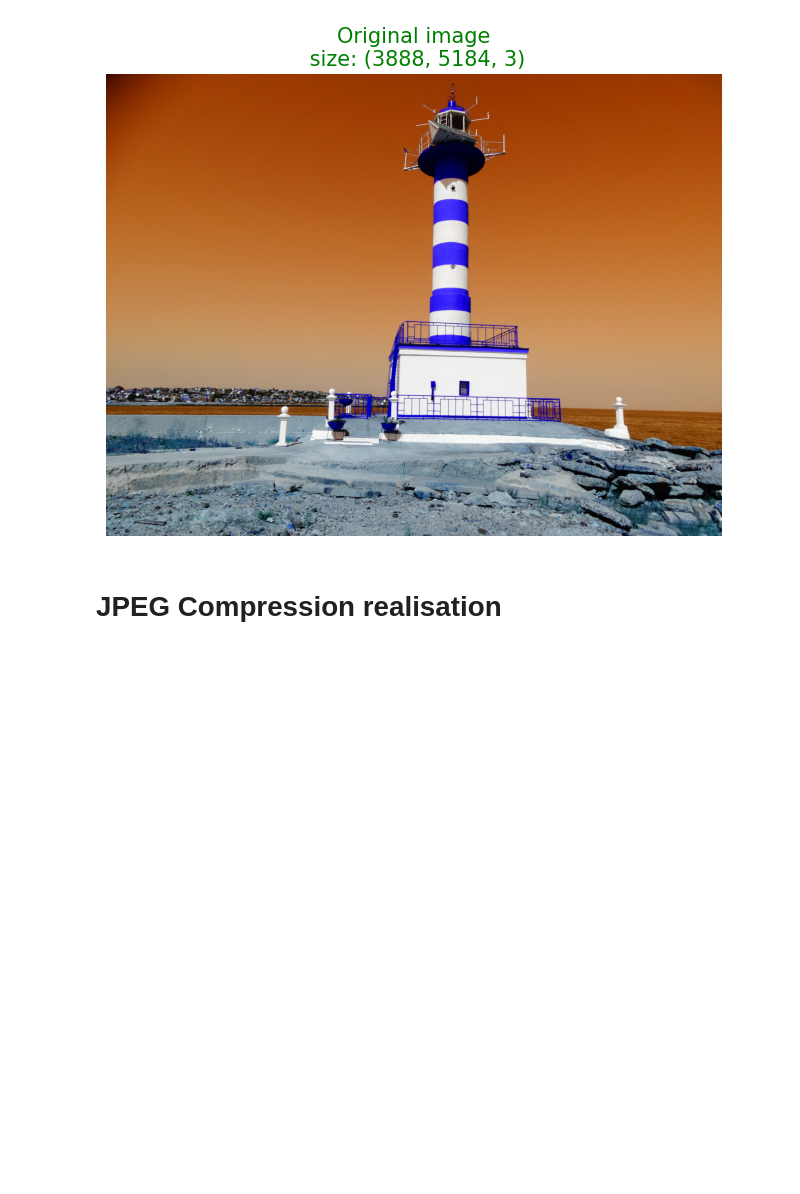
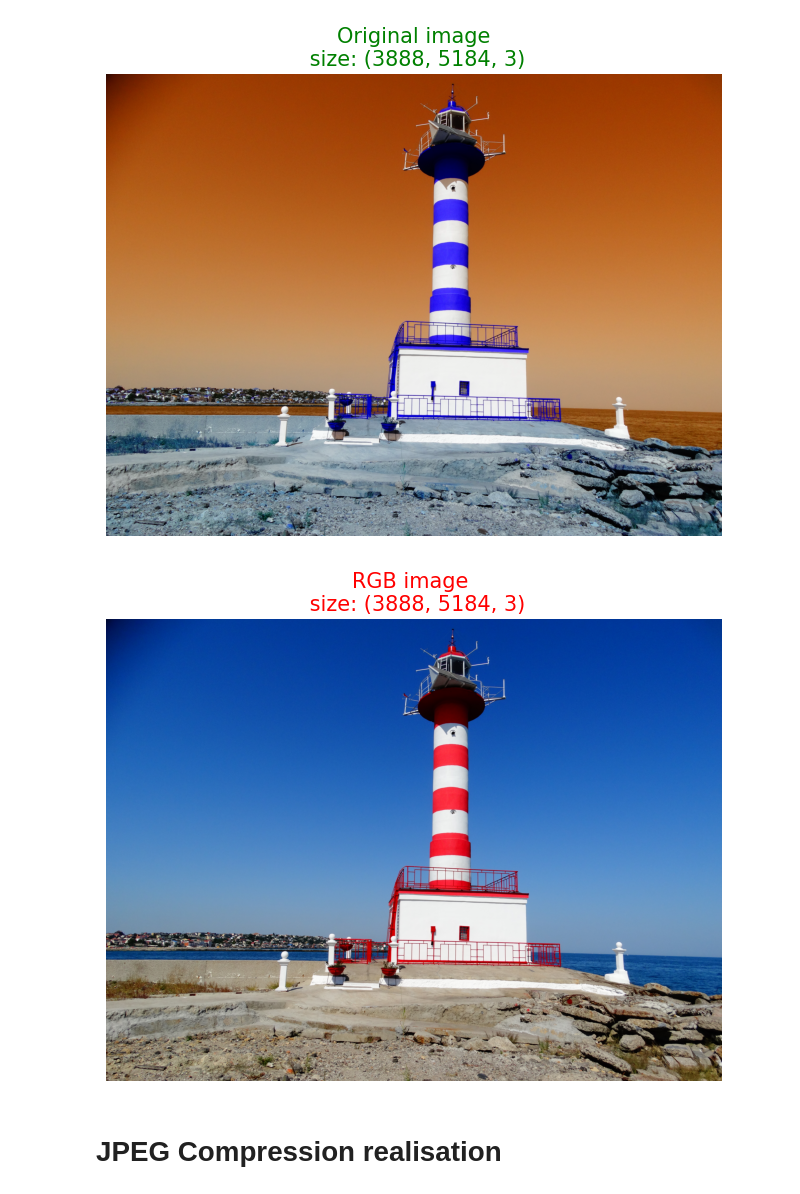
Before and after one commit to OleksiiHayvoronskyi/lesson_61, a Jupyter notebook: Lesson_61_EncodingCompression.ipynb, the cells around one changed output. Cells and saved outputs as stored; diff of their text form; code cells hidden in the pictures; blank space fills up the shorter version.

```diff
--- a/Lesson_61_EncodingCompression.ipynb
+++ b/Lesson_61_EncodingCompression.ipynb
@@ -39,6 +39,16 @@ plt.show()
 The original image Size in Bytes is 7070841
 The original image in MegaBytes is 6.7
 [figure]
+# %%
+# Converting the origin image to RGB.
+RGB_img = cv2.cvtColor(origin_img, cv2.COLOR_BGR2RGB)
+plt.figure(figsize=(10, 6))
+plt.title(f'RGB image \n size: {RGB_img.shape}', fontsize=15, color='r')
+plt.axis('off')
+plt.imshow(RGB_img)
+plt.show()
+# %% [output]
+[figure, added]
 # %% [markdown]
 # JPEG Compression realisation
 # %%
```
Also changed, not shown: parts of 7 cells of this notebook, 2 other files.
